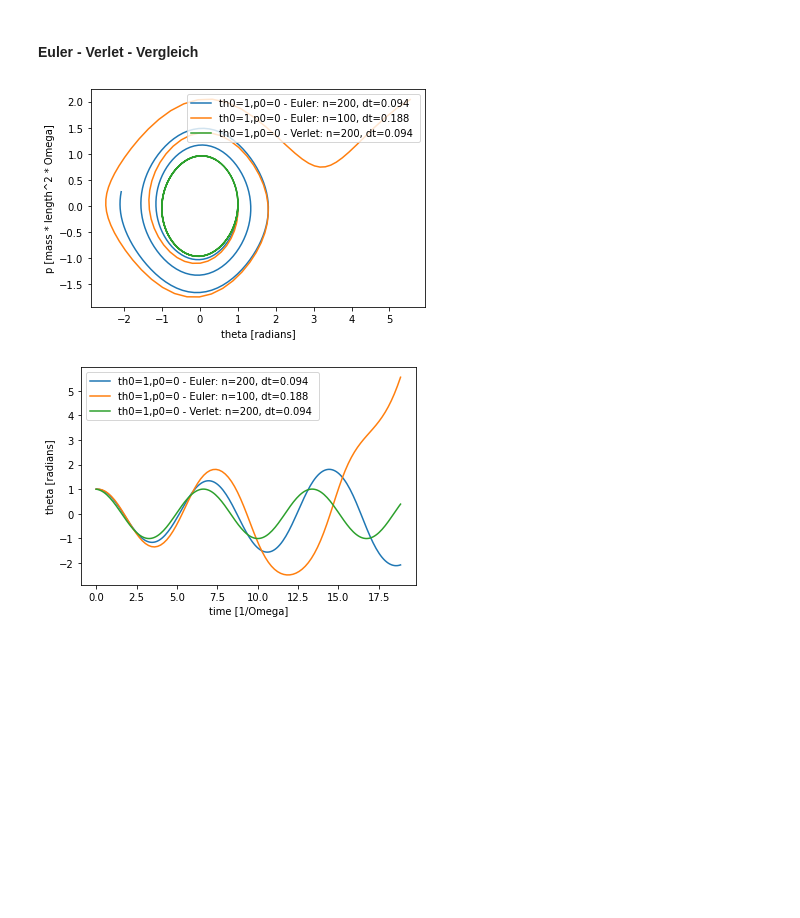
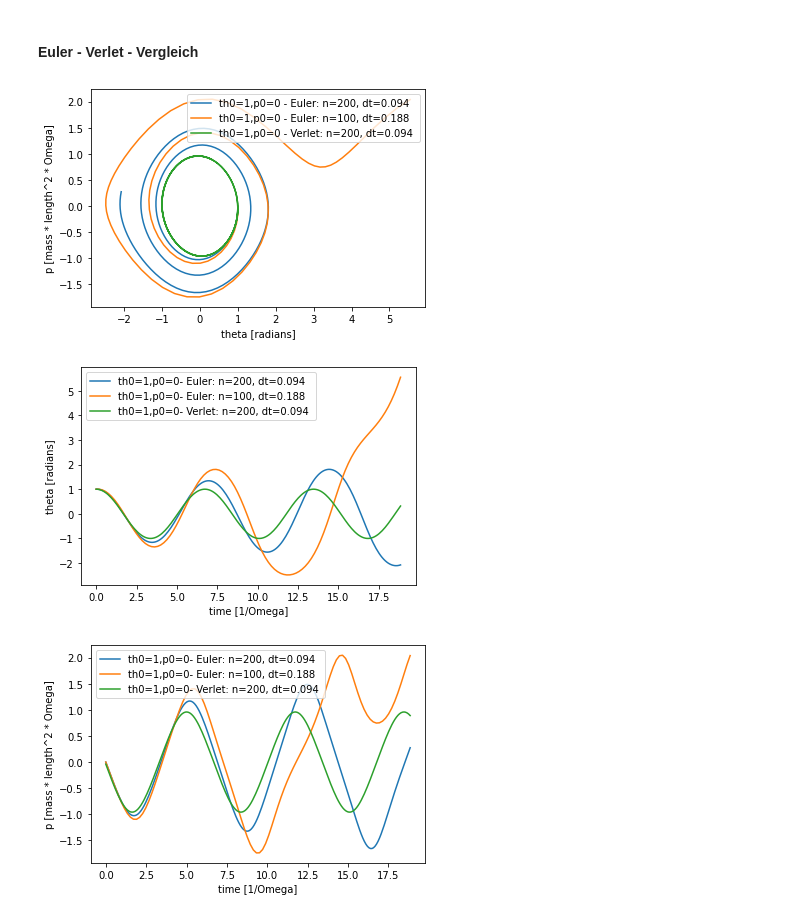
Before and after one commit to TimoWacke/CompyPhy, a Jupyter notebook: Compy Phy.ipynb, the cells around one changed output. Drawn from its saved outputs; the diff is of its cells as text; code cells hidden in the pictures; blank space fills up the shorter version.

```diff
--- a/Compy Phy.ipynb
+++ b/Compy Phy.ipynb
@@ -479,9 +496,29 @@ class VerletSimulation(Simulation):
                     self.plotBodys[b.name][p][i] = b.props[p].value
 
             for b in self.bodys:
+                idx = 0
                 for d in b.differentials:
-                    d.calculate()
-                    d.apply(self.dt)
+                    if idx % 2 == 1:
+                        d.calculate()
+                    idx += 1
+            for b in self.bodys:
+                idx = 0
+                for d in b.differentials:
+                    if idx % 2 == 1:
+                        d.apply(self.dt)
+                    idx += 1
+            for b in self.bodys:
+                idx = 0
+                for d in b.differentials:
+                    if idx % 2 == 0:
+                        d.calculate()
+                    idx += 1
+            for b in self.bodys:
+                idx = 0
+                for d in b.differentials:
+                    if idx % 2 == 0:
+                        d.apply(self.dt)
+                    idx += 1
 # %% [markdown]
 #### Plotter Class
 # %%
@@ -492,13 +529,14 @@ class Plotter:
     def __init__(self, simulations: list[Simulation]):
         self.sims = simulations
 
-    def plotProp(self, idx=0):
+    def plotPropOverTime(self, name):
+        idx = self.sims[0].bodys[0].params.index(name)
         fig , ax = plt.subplots()
         for s in self.sims:
             for b in s.bodys:
-                ax.plot(s.time, s.plotBodys[b.name][b.params[idx]], label=f'{b} - {s.type}: n={s.n}, dt={s.dt:.3f} ')
+                ax.plot(s.time, s.plotBodys[b.name][name], label=f'{str(b)}- {s.type}: n={s.n}, dt={s.dt:.3f} ')
         ax.set_xlabel(f'time [{s.bodys[0].timeUnit}]')
-        ax.set_ylabel(f'{s.bodys[0].params[idx]} [{s.bodys[0].units[idx]}]')
+        ax.set_ylabel(f'{name} [{s.bodys[0].units[idx]}]')
         ax.legend()
         plt.show()
 
@@ -516,17 +554,19 @@ class Plotter:
 # %%
 myEuler1 = EulerSimulation([Pendulum("Pendel", 1, 0)], 6*np.pi, 200)
 myEuler1.simulate()
 
 myEuler2 = EulerSimulation([Pendulum("Pendel", 1, 0)], 6*np.pi, 100)
 myEuler2.simulate()
 
 myVerlet = VerletSimulation([Pendulum("Pendel", 1, 0)], 6*np.pi, 200)
 myVerlet.simulate()
 
 
 myPlotter = Plotter([myEuler1, myEuler2, myVerlet])
 myPlotter.plot2DPhase()
-myPlotter.plotProp()
+myPlotter.plotPropOverTime(Pendulum.params[0]) # theta
+myPlotter.plotPropOverTime(Pendulum.params[1]) # p
 # %% [output]
 [figure]
-[figure, old version]
+[figure, new version]
+[figure, added]
```
Also changed, not shown: parts of 7 cells of this notebook, 6 other files.
